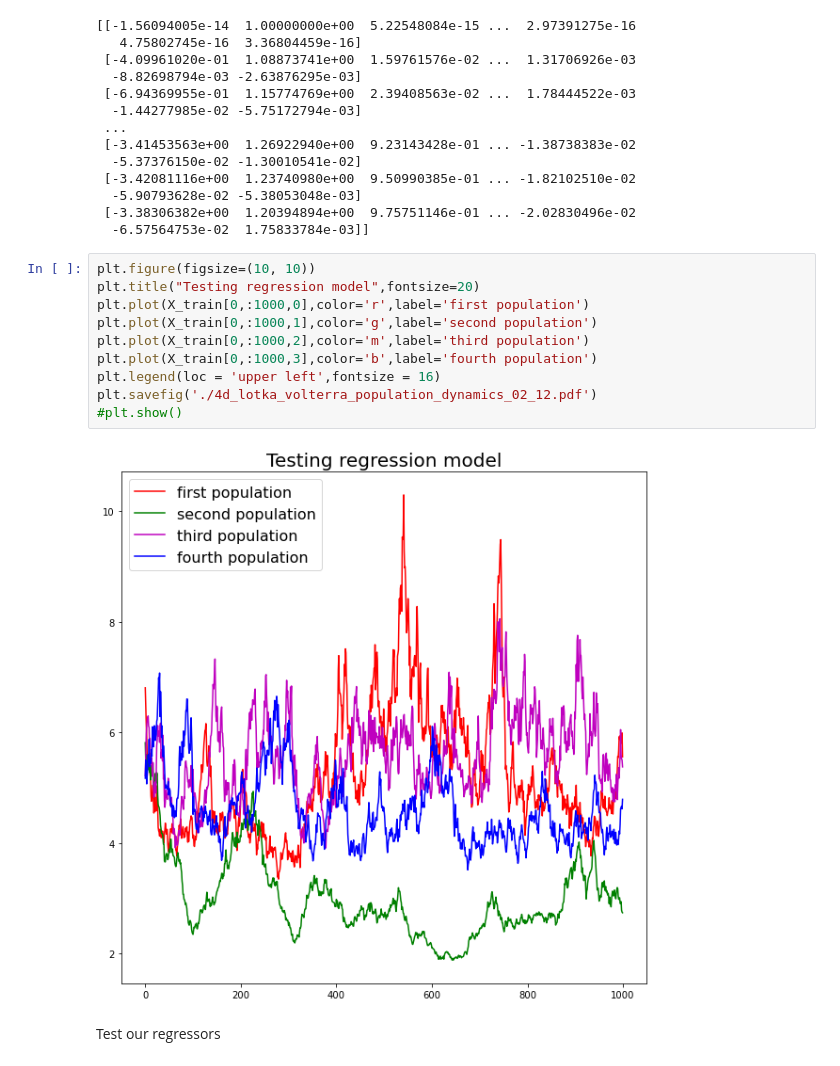
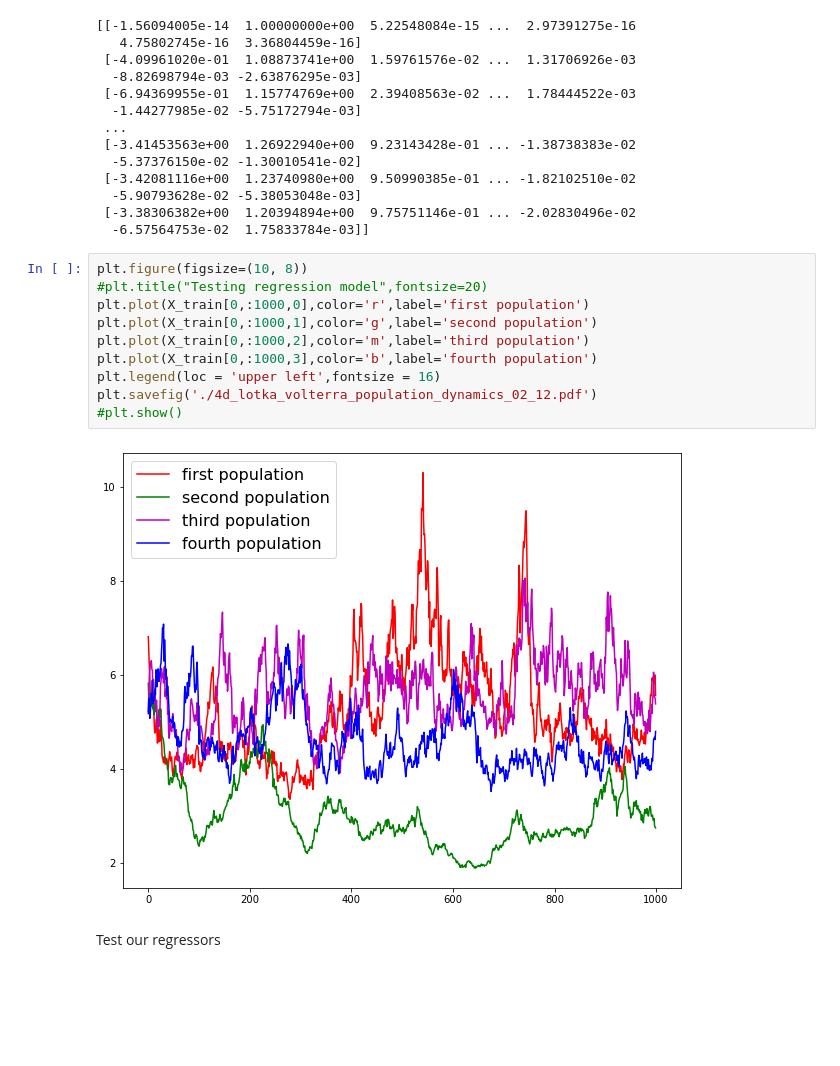
Before and after one commit to svsamsonov/VR-MCMC, a Jupyter notebook: Code/Lotka_Volterra_multidim_sincronized_noise.ipynb, the cells around one changed output. Cells and saved outputs as stored; diff of their text form; blank space fills up the shorter version.

```diff
--- a/Code/Lotka_Volterra_multidim_sincronized_noise.ipynb
+++ b/Code/Lotka_Volterra_multidim_sincronized_noise.ipynb
@@ -377,17 +377,17 @@ for i in range(len(regr_vals)):
  [-3.38306382e+00  1.20394894e+00  9.75751146e-01 ... -2.02830496e-02
   -6.57564753e-02  1.75833784e-03]]
 # %%
-plt.figure(figsize=(10, 10))
-plt.title("Testing regression model",fontsize=20)
+plt.figure(figsize=(10, 8))
+#plt.title("Testing regression model",fontsize=20)
 plt.plot(X_train[0,:1000,0],color='r',label='first population')
 plt.plot(X_train[0,:1000,1],color='g',label='second population')
 plt.plot(X_train[0,:1000,2],color='m',label='third population')
 plt.plot(X_train[0,:1000,3],color='b',label='fourth population')
 plt.legend(loc = 'upper left',fontsize = 16)
 plt.savefig('./4d_lotka_volterra_population_dynamics_02_12.pdf')
 #plt.show()
 # %% [output]
-[figure, old version]
+[figure, new version]
 # %% [markdown]
 Test our regressors
 # %%
```
Also changed, not shown: parts of 2 cells of this notebook, 5 other files.
